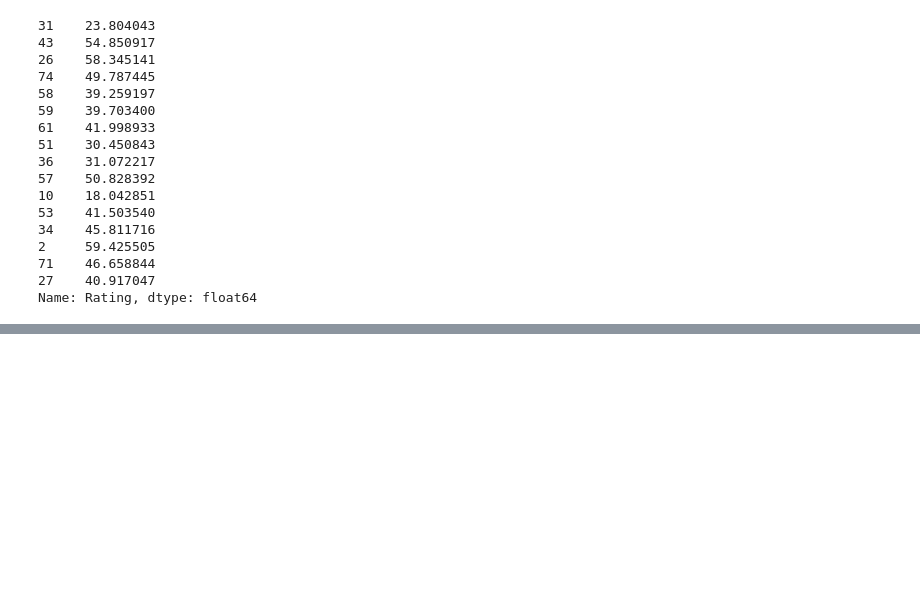
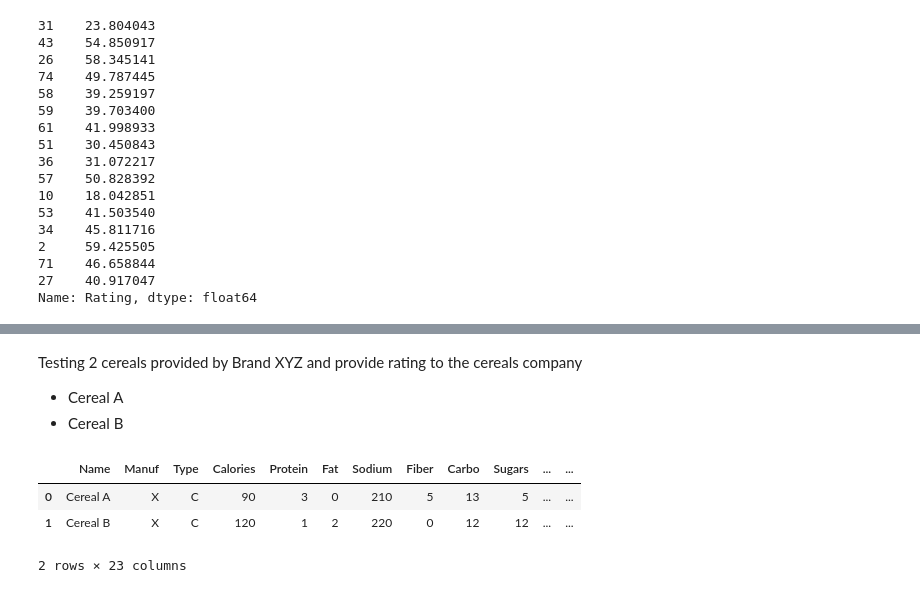
Before and after one commit to jivaniyash/ML_Projects, a Jupyter notebook: cereals_rating_prediction_multiple_linear_regression/main.ipynb, the cells around one changed output, grey strips where cells are left out. Saved outputs shown, nothing was run; the diff lists cells and outputs as text; code cells hidden in the pictures; blank space fills up the shorter version.

```diff
--- a/cereals_rating_prediction_multiple_linear_regression/main.ipynb
+++ b/cereals_rating_prediction_multiple_linear_regression/main.ipynb
@@ -157,0 +261,13 @@ r2_score(y_test,y_pred)
+# %% [markdown]
+Testing 2 cereals provided by Brand XYZ and provide rating to the cereals company
+- Cereal A
+- Cereal B
+# %%
+test_df = pd.read_excel("Brand XYZ cereals without ratings.xlsx")
+# %%
+test_df.head()
+# %% [output]
+|  | Name | Manuf | Type | Calories | Protein | Fat | Sodium | Fiber | Carbo | Sugars | ... | ... |
+| 0 | Cereal A | X | C | 90 | 3 | 0 | 210 | 5 | 13 | 5 | ... | ... |
+| 1 | Cereal B | X | C | 120 | 1 | 2 | 220 | 0 | 12 | 12 | ... | ... |
+2 rows × 23 columns
```
Also changed, not shown: parts of 30 cells of this notebook.
